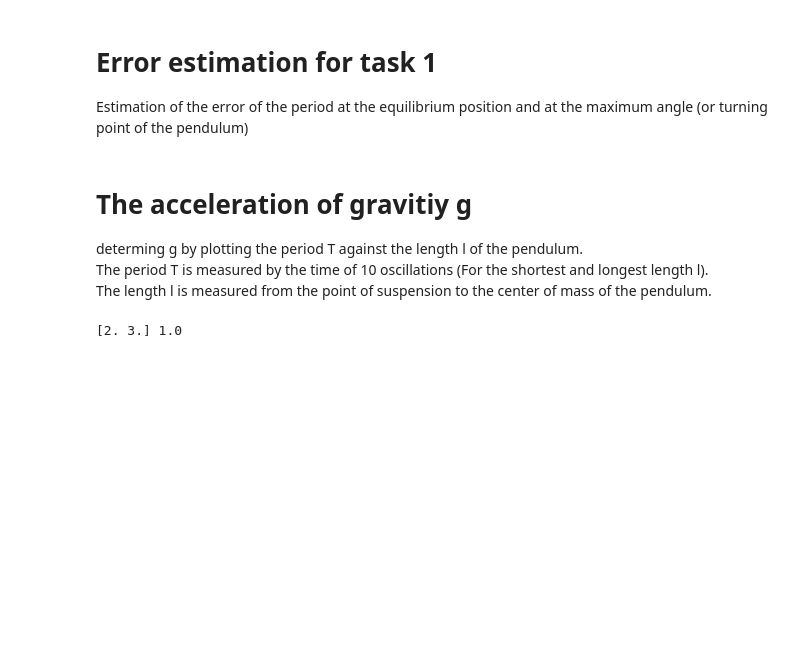
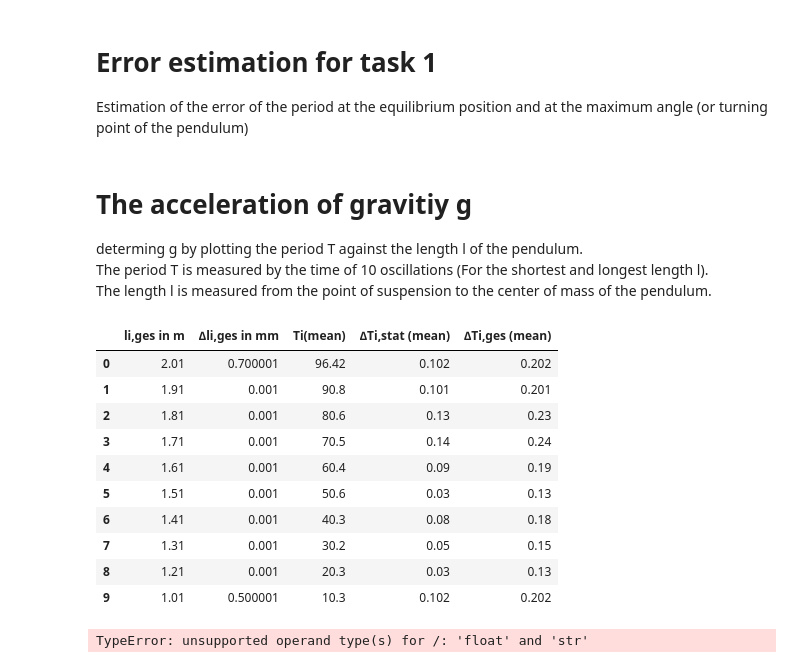
Before and after one commit to huyenanh-nguyen/MB14_Classical_mechanics, a Jupyter notebook: F3_Pendulum.ipynb, the cells around one changed output. Cells and saved outputs as stored; diff of their text form; code cells hidden in the pictures; blank space fills up the shorter version.

Commit message:
curvefit error

```diff
--- a/F3_Pendulum.ipynb
+++ b/F3_Pendulum.ipynb
@@ -12,7 +10,7 @@ from scipy.interpolate import approximate_taylor_polynomial
 # %%
 from Calculation.statistical_measurments import Statistics
 # %%
-pendulum_file = Path("F3_Fadenpendel.xlsx")
+pendulum_file = Path("/Users/huyenanh/git_repos/MB14_Classical_mechanics/Pendulum/F3_Fadenpendel.xlsx")
 # %% [markdown]
 # small angle approximation
 
@@ -67,3 +65,8 @@ task3_df = pd.read_excel(pendulum_file, sheet_name = "Versuchsteil 3", skiprows=
 # Measuring 10 Periods 10 times
 
 ten_ten_df = task3_df.iloc[0:10].dropna(axis='columns') # deleting all the empty columns
+
+# all time results
+
+results_df = task3_df.iloc[25:36].dropna(axis='columns', how = 'any').reset_index().drop('index', axis=1)
+results_df.columns = results_df.iloc[0] # deleting all the empty columns
@@ -110,4 +73,34 @@ fig.show()
-# %%
-print(slope_params, R_err)
-# %% [output]
-[2. 3.] 1.0
+# %%
+results_df.drop(0, axis = 0).reset_index().drop('index', axis=1)
+# %% [output]
+|  | li,ges in m | ∆li,ges in mm | Ti(mean) | ∆Ti,stat (mean) | ∆Ti,ges (mean) |
+| 0 | 2.01 | 0.700001 | 96.42 | 0.102 | 0.202 |
+| 1 | 1.91 | 0.001 | 90.8 | 0.101 | 0.201 |
+| 2 | 1.81 | 0.001 | 80.6 | 0.13 | 0.23 |
+| 3 | 1.71 | 0.001 | 70.5 | 0.14 | 0.24 |
+| 4 | 1.61 | 0.001 | 60.4 | 0.09 | 0.19 |
+| 5 | 1.51 | 0.001 | 50.6 | 0.03 | 0.13 |
+| 6 | 1.41 | 0.001 | 40.3 | 0.08 | 0.18 |
+| 7 | 1.31 | 0.001 | 30.2 | 0.05 | 0.15 |
+| 8 | 1.21 | 0.001 | 20.3 | 0.03 | 0.13 |
+| 9 | 1.01 | 0.500001 | 10.3 | 0.102 | 0.202 |
+# %%
+# determing g
+
+def gravity(g, l):
+    """determing acceleration with this slope
+
+    Args:
+        g (int): value that we want to find
+        l (int): length of the pendulum -> x-value
+
+    Returns:
+        int: returns y-Value of this function -> T^2
+    """
+    return ((4 * np.pi) / g) * l
+
+y = [int((ten_ten_df["T1,10 in s"][i]))^2 for i in range(len(ten_ten_df["T1,10 in s"]))]
+
+popt, pcov = curve_fit(gravity, results_df['li,ges in m'], y)
+# %% [output]
+TypeError: unsupported operand type(s) for /: 'float' and 'str'
```
Also changed, not shown: parts of 3 cells of this notebook, 2 other files.
